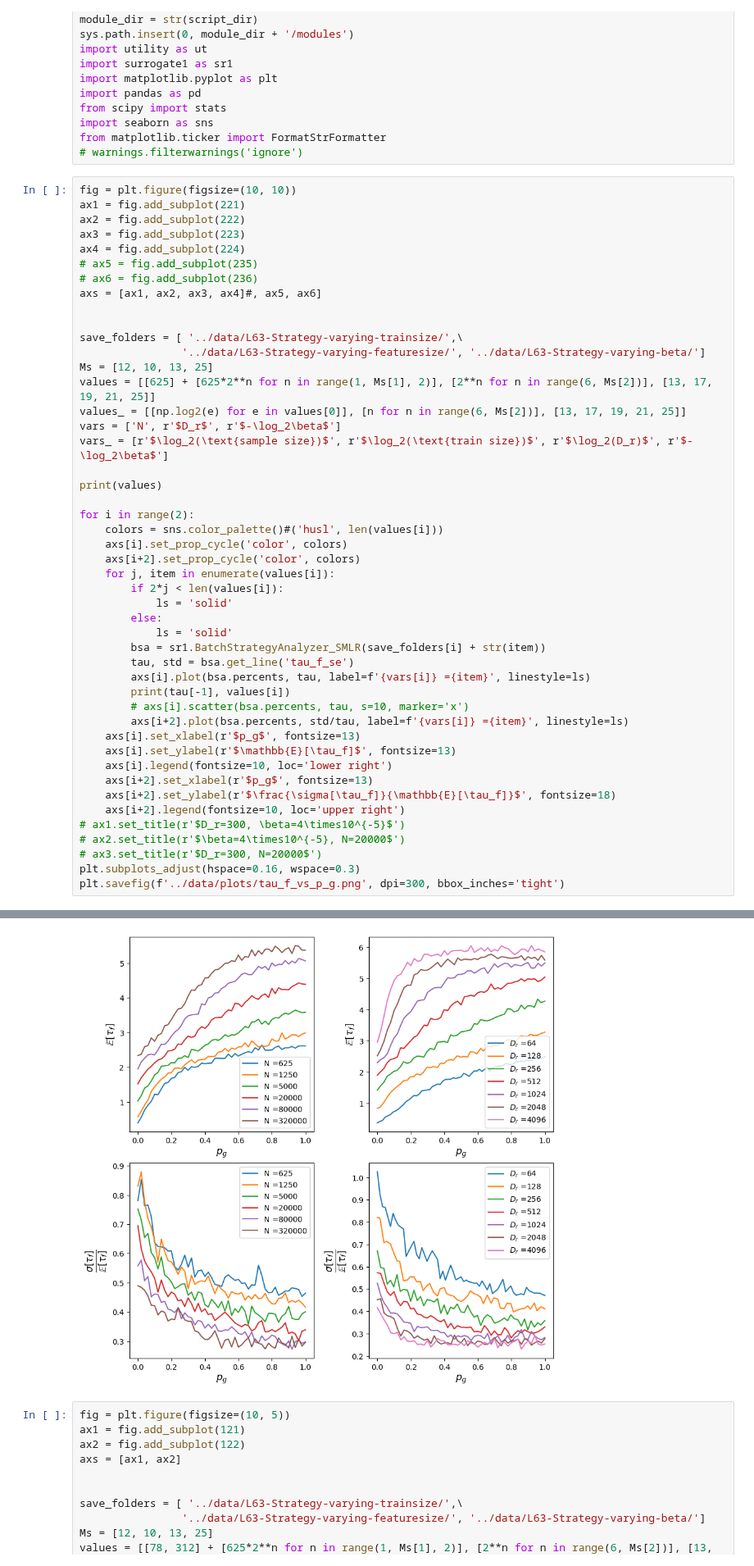
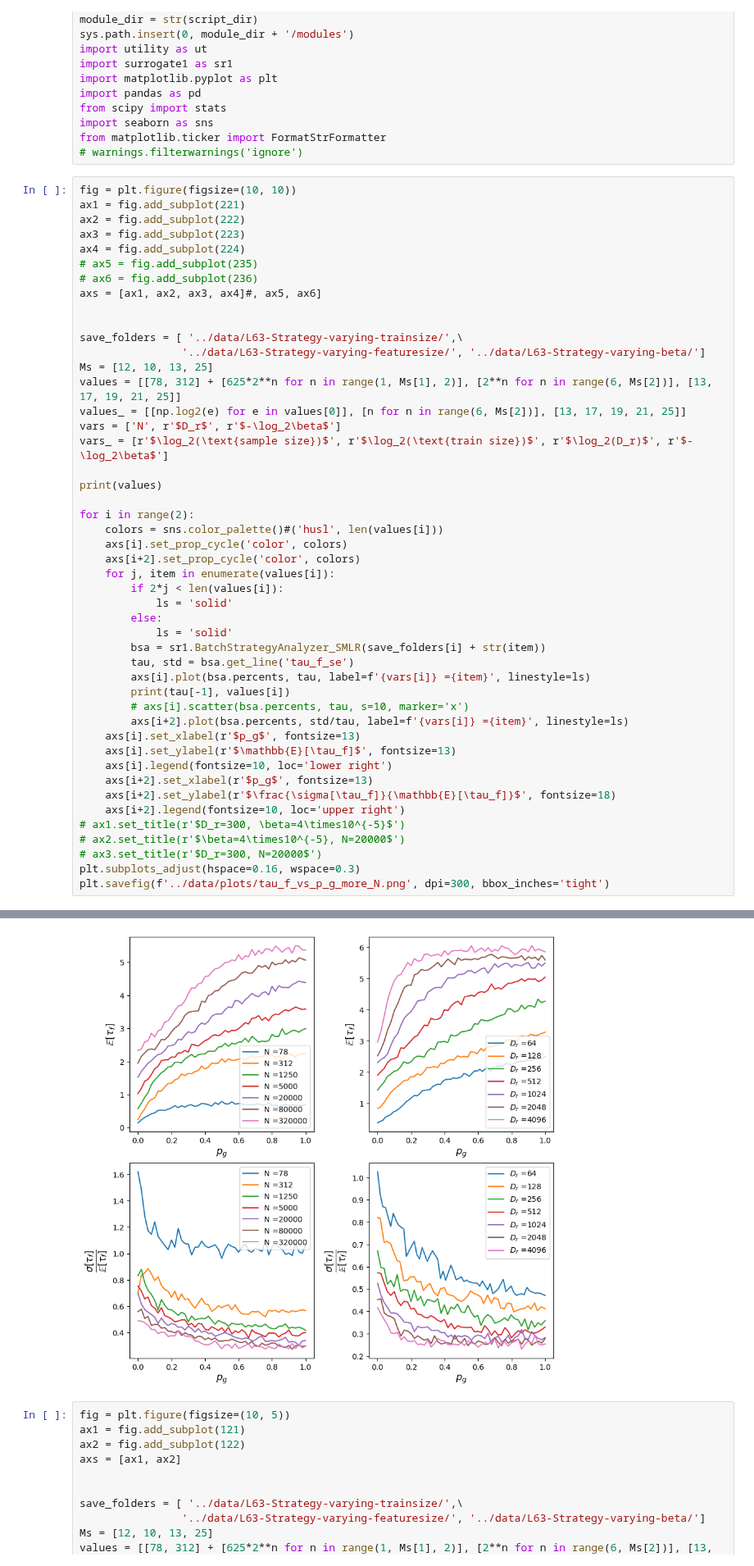
Before and after one commit to pinakm9/random-feature-map, a Jupyter notebook: notebooks/Section-4.1-4.3.ipynb, the cells around one changed output, grey strips where cells are left out. Shown at 82% size. Drawn from its saved outputs; the diff is of its cells as text.

```diff
--- a/notebooks/Section-4.1-4.3.ipynb
+++ b/notebooks/Section-4.1-4.3.ipynb
@@ -29,7 +29,7 @@ axs = [ax1, ax2, ax3, ax4]#, ax5, ax6]
 save_folders = [ '../data/L63-Strategy-varying-trainsize/',\
                 '../data/L63-Strategy-varying-featuresize/', '../data/L63-Strategy-varying-beta/']
 Ms = [12, 10, 13, 25]
-values = [[625] + [625*2**n for n in range(1, Ms[1], 2)], [2**n for n in range(6, Ms[2])], [13, 17, 19, 21, 25]]
+values = [[78, 312] + [625*2**n for n in range(1, Ms[1], 2)], [2**n for n in range(6, Ms[2])], [13, 17, 19, 21, 25]]
 values_ = [[np.log2(e) for e in values[0]], [n for n in range(6, Ms[2])], [13, 17, 19, 21, 25]]
 vars = ['N', r'$D_r$', r'$-\log_2\beta$']
 vars_ = [r'$\log_2(\text{sample size})$', r'$\log_2(\text{train size})$', r'$\log_2(D_r)$', r'$-\log_2\beta$']
@@ -61,5 +61,5 @@ for i in range(2):
 # ax2.set_title(r'$\beta=4\times10^{-5}, N=20000$')
 # ax3.set_title(r'$D_r=300, N=20000$')
 plt.subplots_adjust(hspace=0.16, wspace=0.3)
-plt.savefig(f'../data/plots/tau_f_vs_p_g.png', dpi=300, bbox_inches='tight')
+plt.savefig(f'../data/plots/tau_f_vs_p_g_more_N.png', dpi=300, bbox_inches='tight')
 # %% [output]
@@ -73,11 +74,11 @@ plt.savefig(f'../data/plots/tau_f_vs_p_g.png', dpi=300, bbox_inches='tight')
 2.4890320000000004 [64, 128, 256, 512, 1024, 2048, 4096]
 3.27418 [64, 128, 256, 512, 1024, 2048, 4096]
 4.2703024 [64, 128, 256, 512, 1024, 2048, 4096]
 5.0422372 [64, 128, 256, 512, 1024, 2048, 4096]
 5.494398 [64, 128, 256, 512, 1024, 2048, 4096]
 5.5891836 [64, 128, 256, 512, 1024, 2048, 4096]
 5.851518400000001 [64, 128, 256, 512, 1024, 2048, 4096]
-[figure, old version]
+[figure, new version]
 # %%
 fig = plt.figure(figsize=(10, 5))
 ax1 = fig.add_subplot(121)
```
Also changed, not shown: parts of 1 cell of this notebook, 1 other file.
